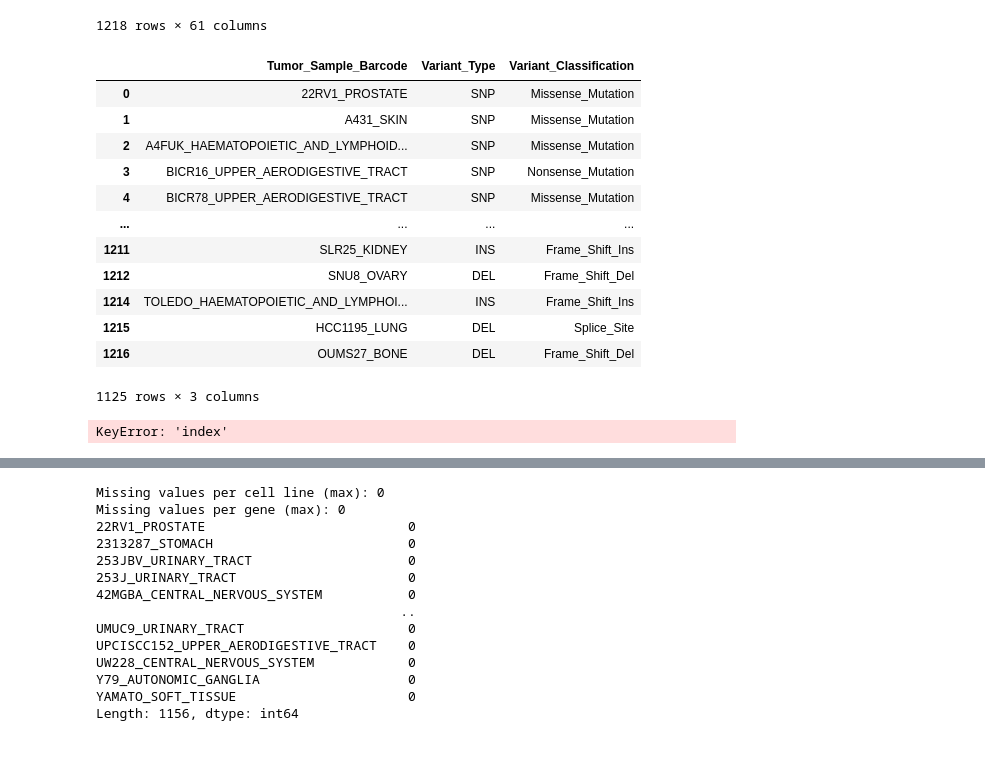
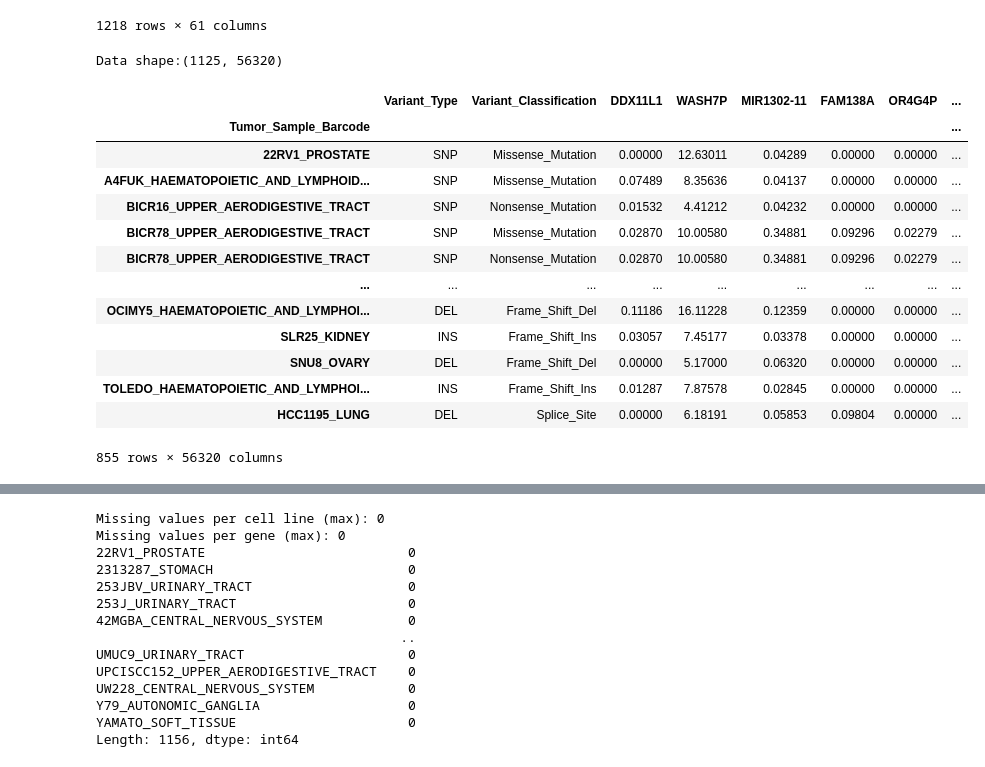
Before and after one commit to VittorioRossi/p53-mutations, a Jupyter notebook: notebooks_ccle/explore_ccle.ipynb, the cells around one changed output, grey strips where cells are left out. Cells and saved outputs as stored; diff of their text form; code cells hidden in the pictures.

Commit message:
merging data 2

```diff
--- a/notebooks_ccle/explore_ccle.ipynb
+++ b/notebooks_ccle/explore_ccle.ipynb
@@ -116,18 +116,4 @@ tp_53 = tp53_mutations[['Tumor_Sample_Barcode', 'Variant_Type', 'Variant_Classif
 # First, let's prepare the tp_53 data by selecting unique sample information
 # Since there might be multiple mutations per sample, we need to handle duplicates
 tp53 = tp_53[['Tumor_Sample_Barcode', 'Variant_Type', 'Variant_Classification']].drop_duplicates().set_index("Tumor_Sample_Barcode")
-tp53
+tp53.index = tp53.index.str.strip()
-# %% [output]
-|  | Tumor_Sample_Barcode | Variant_Type | Variant_Classification |
-| 0 | 22RV1_PROSTATE | SNP | Missense_Mutation |
-| 1 | A431_SKIN | SNP | Missense_Mutation |
-| 2 | A4FUK_HAEMATOPOIETIC_AND_LYMPHOID... | SNP | Missense_Mutation |
-| 3 | BICR16_UPPER_AERODIGESTIVE_TRACT | SNP | Nonsense_Mutation |
-| 4 | BICR78_UPPER_AERODIGESTIVE_TRACT | SNP | Missense_Mutation |
-| ... | ... | ... | ... |
-| 1211 | SLR25_KIDNEY | INS | Frame_Shift_Ins |
-| 1212 | SNU8_OVARY | DEL | Frame_Shift_Del |
-| 1214 | TOLEDO_HAEMATOPOIETIC_AND_LYMPHOI... | INS | Frame_Shift_Ins |
-| 1215 | HCC1195_LUNG | DEL | Splice_Site |
-| 1216 | OUMS27_BONE | DEL | Frame_Shift_Del |
-1125 rows × 3 columns
@@ -134,4 +122,23 @@ tp53
 # %%
-tp53.join(expr, on='index')
+merged_data = tp53.join(expr)
-# %% [output]
-KeyError: 'index'
+# %%
+print(f"Data shape:{merged_data.shape}")
+# %% [output]
+Data shape:(1125, 56320)
+# %%
+merged_data.dropna(axis=0)
+# %% [output]
+|  | Variant_Type | Variant_Classification | DDX11L1 | WASH7P | MIR1302-11 | FAM138A | OR4G4P | ... |
+| Tumor_Sample_Barcode |  |  |  |  |  |  |  | ... |
+| 22RV1_PROSTATE | SNP | Missense_Mutation | 0.00000 | 12.63011 | 0.04289 | 0.00000 | 0.00000 | ... |
+| A4FUK_HAEMATOPOIETIC_AND_LYMPHOID... | SNP | Missense_Mutation | 0.07489 | 8.35636 | 0.04137 | 0.00000 | 0.00000 | ... |
+| BICR16_UPPER_AERODIGESTIVE_TRACT | SNP | Nonsense_Mutation | 0.01532 | 4.41212 | 0.04232 | 0.00000 | 0.00000 | ... |
+| BICR78_UPPER_AERODIGESTIVE_TRACT | SNP | Missense_Mutation | 0.02870 | 10.00580 | 0.34881 | 0.09296 | 0.02279 | ... |
+| BICR78_UPPER_AERODIGESTIVE_TRACT | SNP | Nonsense_Mutation | 0.02870 | 10.00580 | 0.34881 | 0.09296 | 0.02279 | ... |
+| ... | ... | ... | ... | ... | ... | ... | ... | ... |
+| OCIMY5_HAEMATOPOIETIC_AND_LYMPHOI... | DEL | Frame_Shift_Del | 0.11186 | 16.11228 | 0.12359 | 0.00000 | 0.00000 | ... |
+| SLR25_KIDNEY | INS | Frame_Shift_Ins | 0.03057 | 7.45177 | 0.03378 | 0.00000 | 0.00000 | ... |
+| SNU8_OVARY | DEL | Frame_Shift_Del | 0.00000 | 5.17000 | 0.06320 | 0.00000 | 0.00000 | ... |
+| TOLEDO_HAEMATOPOIETIC_AND_LYMPHOI... | INS | Frame_Shift_Ins | 0.01287 | 7.87578 | 0.02845 | 0.00000 | 0.00000 | ... |
+| HCC1195_LUNG | DEL | Splice_Site | 0.00000 | 6.18191 | 0.05853 | 0.09804 | 0.00000 | ... |
+855 rows × 56320 columns
```
Also changed, not shown: parts of 3 cells of this notebook, 1 other file.
